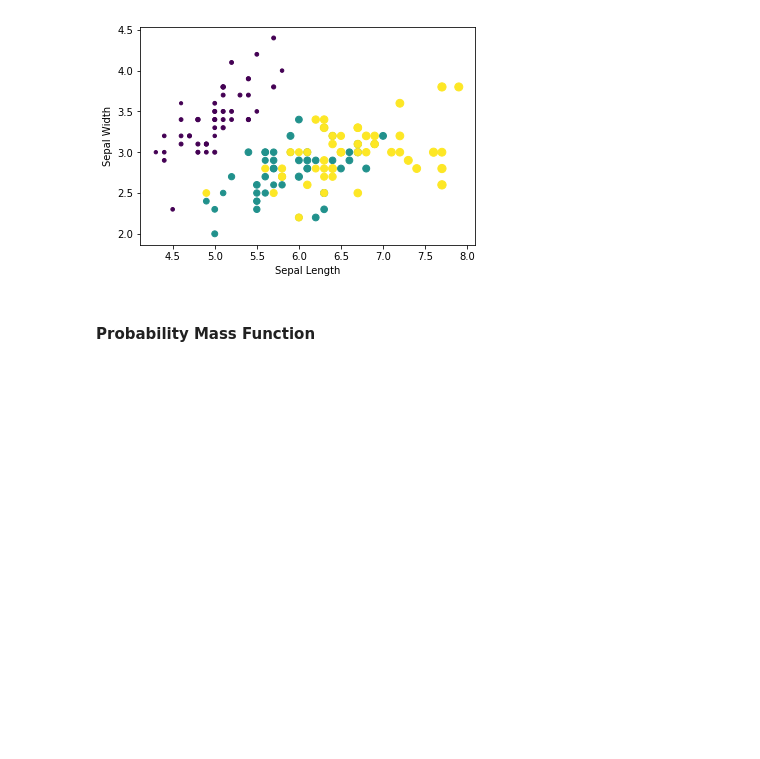
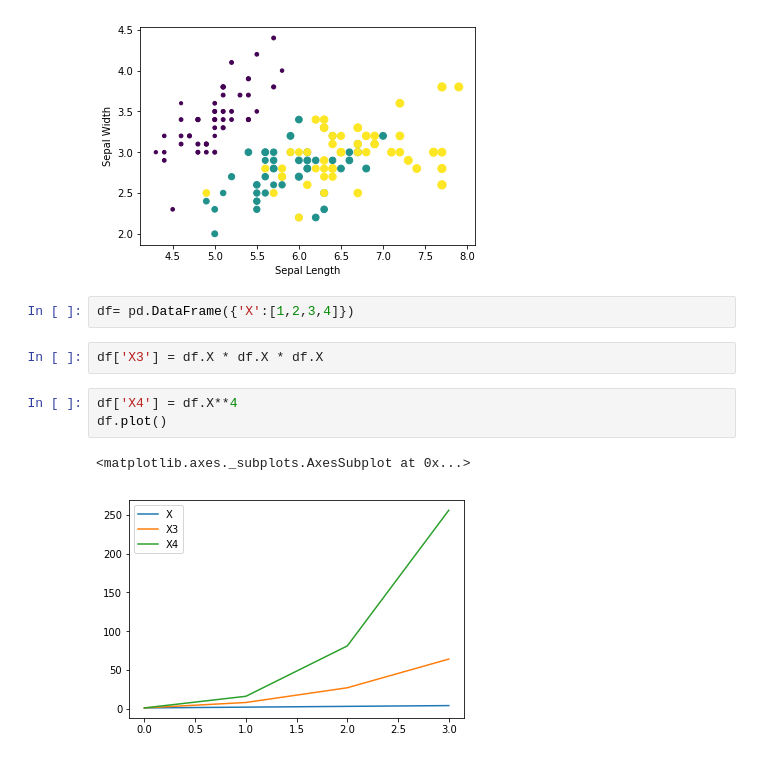
Before and after one commit to edyoda/machine-learning-for-beginners, a Jupyter notebook: Stats 3 using Pandas.ipynb, the cells around one changed output. Cells and saved outputs as stored; diff of their text form; blank space fills up the shorter version.

```diff
--- a/Stats 3 using Pandas.ipynb
+++ b/Stats 3 using Pandas.ipynb
@@ -200,5 +200,13 @@ plt.ylabel('Sepal Width')
 # %% [output]
 Text(0,0.5,'Sepal Width')
 [figure]
-# %% [markdown]
-#### Probability Mass Function
+# %%
+df= pd.DataFrame({'X':[1,2,3,4]})
+# %%
+df['X3'] = df.X * df.X * df.X
+# %%
+df['X4'] = df.X**4
+df.plot()
+# %% [output]
+<matplotlib.axes._subplots.AxesSubplot at 0x...>
+[figure, added]
```
Also changed, not shown: parts of 1 cell of this notebook.
